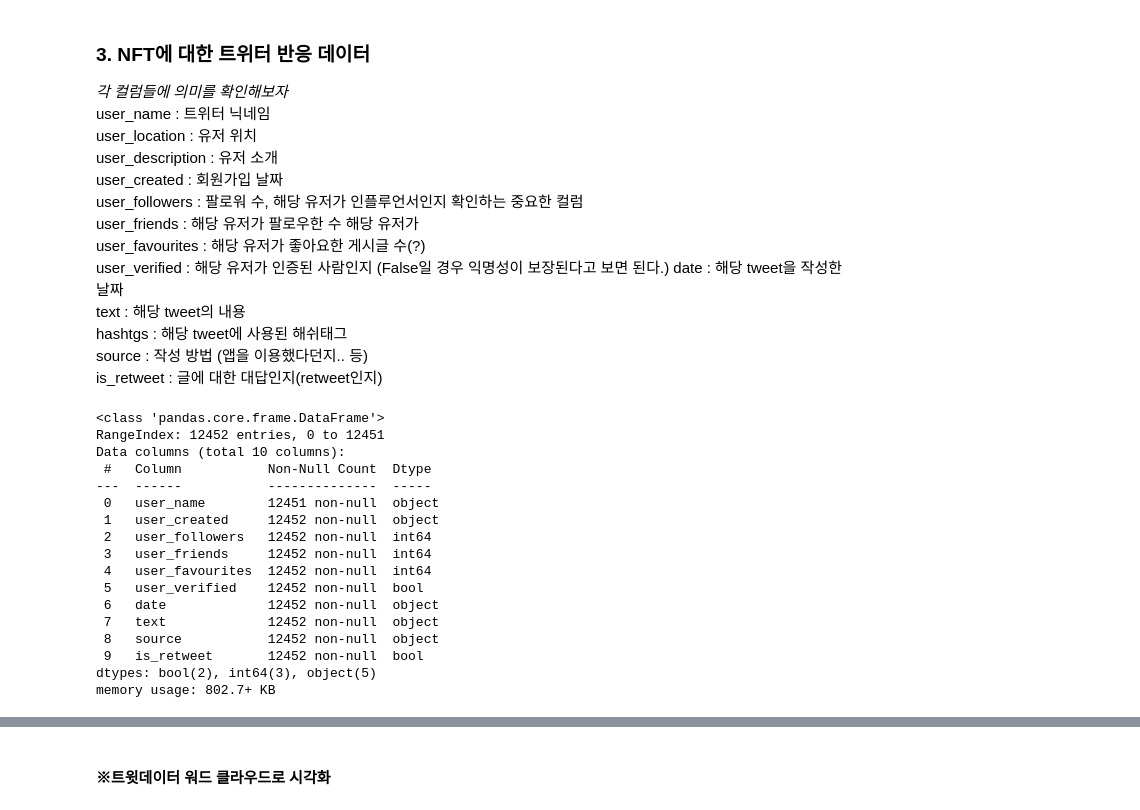
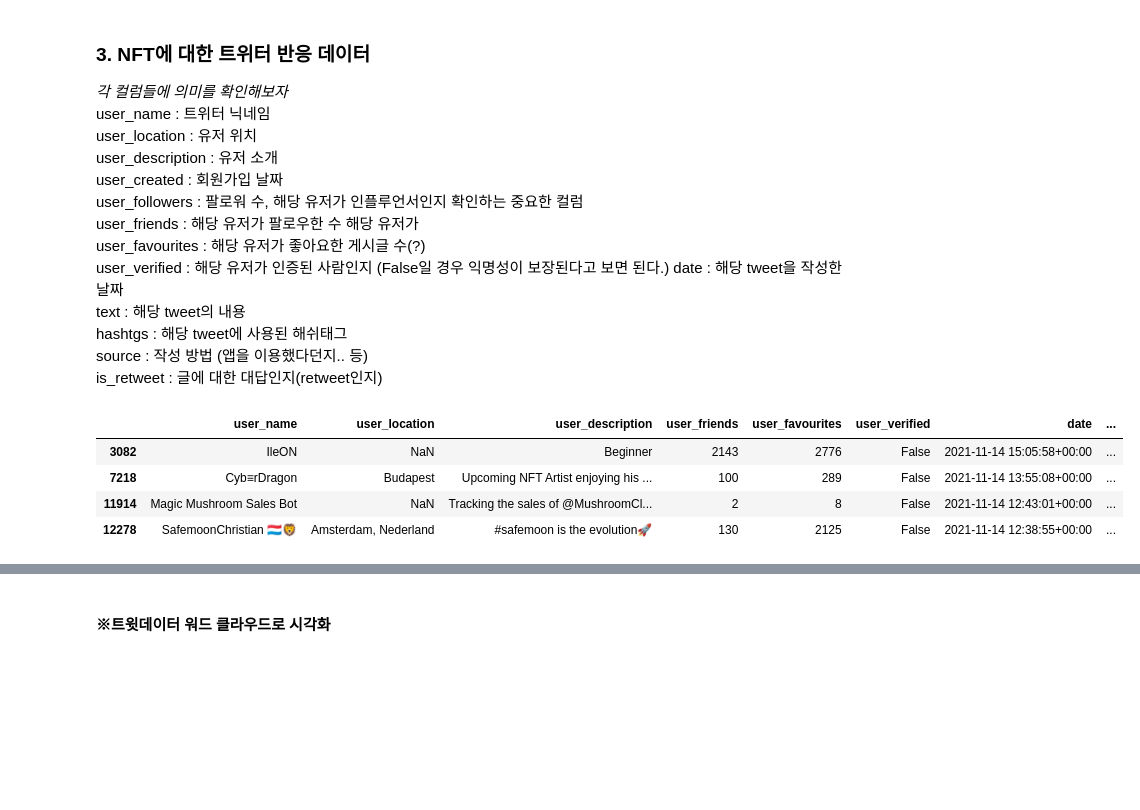
Before and after one commit to cgw03Lau/DAP__, a Jupyter notebook: DAP_Project/DAP_Project_NFT.ipynb, the cells around one changed output, grey strips where cells are left out. Drawn from its saved outputs; the diff is of its cells as text; code cells hidden in the pictures; blank space fills up the shorter version.

```diff
--- a/DAP_Project/DAP_Project_NFT.ipynb
+++ b/DAP_Project/DAP_Project_NFT.ipynb
@@ -345,28 +345,14 @@ is_retweet : 글에 대한 대답인지(retweet인지)
 # %%
 path = "./data/NFT_tweets.csv"
 df_tweets = pd.read_csv(path)
-
-#깔끔하게 nan값있으면 걍 다 날려버림!
-df_tweets = df_tweets.drop(['user_location', 'user_description', 'hashtags'], axis=1)
-df_tweets.info()
+df_tweets = df_tweets.drop(['user_created', 'user_followers', 'hashtags', 'is_retweet'], axis=1)
+df_tweets.sample(4)
 # %% [output]
-<class 'pandas.core.frame.DataFrame'>
-RangeIndex: 12452 entries, 0 to 12451
-Data columns (total 10 columns):
- #   Column           Non-Null Count  Dtype
----  ------           --------------  -----
- 0   user_name        12451 non-null  object
- 1   user_created     12452 non-null  object
- 2   user_followers   12452 non-null  int64
- 3   user_friends     12452 non-null  int64
- 4   user_favourites  12452 non-null  int64
- 5   user_verified    12452 non-null  bool
- 6   date             12452 non-null  object
- 7   text             12452 non-null  object
- 8   source           12452 non-null  object
- 9   is_retweet       12452 non-null  bool
-dtypes: bool(2), int64(3), object(5)
-memory usage: 802.7+ KB
+|  | user_name | user_location | user_description | user_friends | user_favourites | user_verified | date | ... |
+| 3082 | IleON | NaN | Beginner | 2143 | 2776 | False | 2021-11-14 15:05:58+00:00 | ... |
+| 7218 | Cyb≡rDragon | Budapest | Upcoming NFT Artist enjoying his ... | 100 | 289 | False | 2021-11-14 13:55:08+00:00 | ... |
+| 11914 | Magic Mushroom Sales Bot | NaN | Tracking the sales of @MushroomCl... | 2 | 8 | False | 2021-11-14 12:43:01+00:00 | ... |
+| 12278 | SafemoonChristian 🇱🇺🦁 | Amsterdam, Nederland | #safemoon is the evolution🚀 | 130 | 2125 | False | 2021-11-14 12:38:55+00:00 | ... |
 # %%
 total = df_tweets.count()
 tt = pd.DataFrame(total)
```
Also changed, not shown: parts of 4 cells of this notebook.
